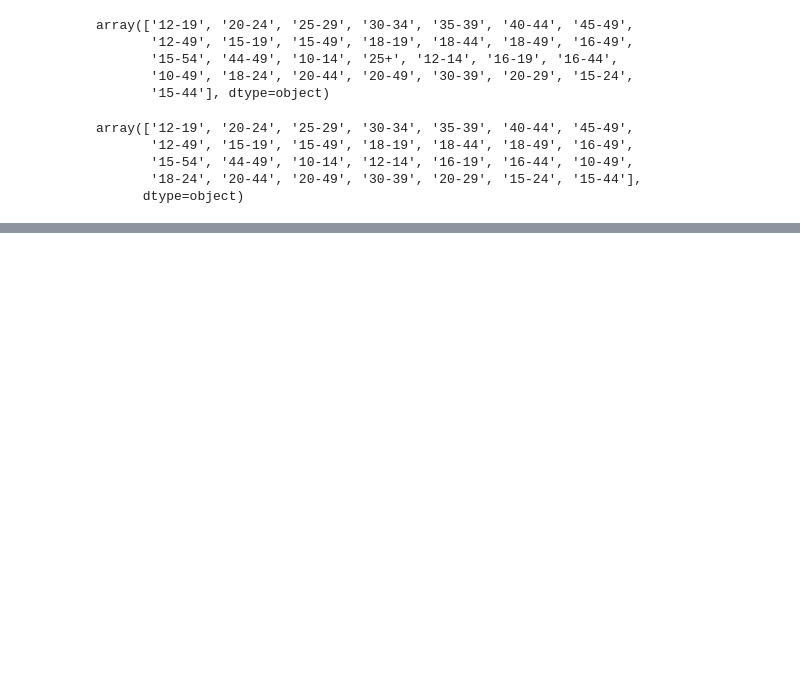
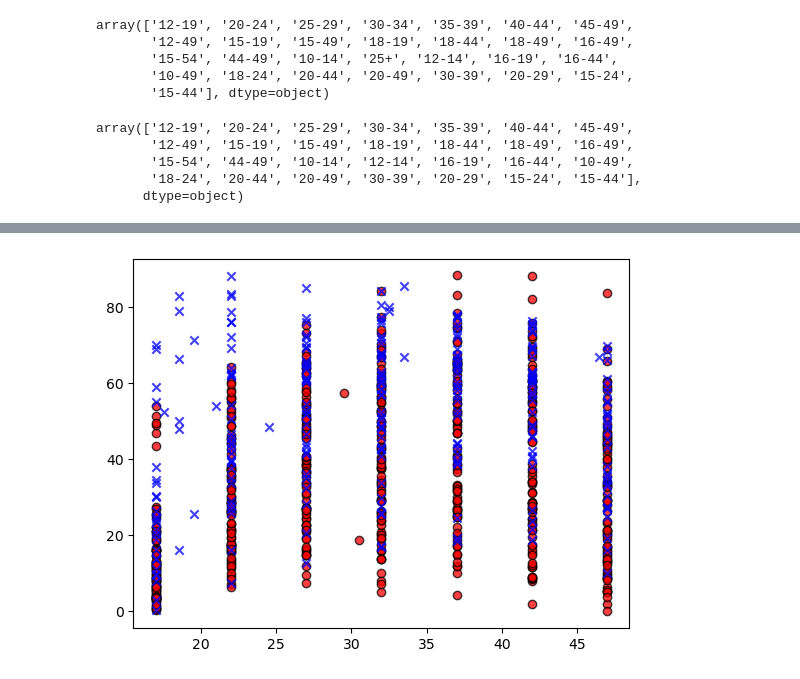
Before and after one commit to AidanDavid/development_vs_fertility, a Jupyter notebook: Vidushi/main_vidushi.ipynb, the cells around one changed output, grey strips where cells are left out. Drawn from its saved outputs; the diff is of its cells as text; code cells hidden in the pictures; blank space fills up the shorter version.

```diff
--- a/Vidushi/main_vidushi.ipynb
+++ b/Vidushi/main_vidushi.ipynb
@@ -177,0 +217,14 @@ age_clean_df
+# %%
+#Adding a scatter plot
+developing_scatter = age_clean_df.loc[age_clean_df["Development"] == "Developing",:]
+
+developed_scatter = age_clean_df.loc[age_clean_df["Development"] == "Developed",:]
+
+
+plt.scatter(developing_scatter["Average of age group"], developing_scatter["Data value"], marker='o', label="Developing", alpha=0.75, facecolor="red", edgecolor="black" )
+plt.scatter(developed_scatter["Average of age group"], developed_scatter["Data value"], marker='x', label="Developed", alpha=0.75, facecolor="blue", edgecolor="black" )
+
+
+plt.show()
+# %% [output]
+[figure, added]
```
Also changed, not shown: parts of 17 cells of this notebook, 1 other file.
